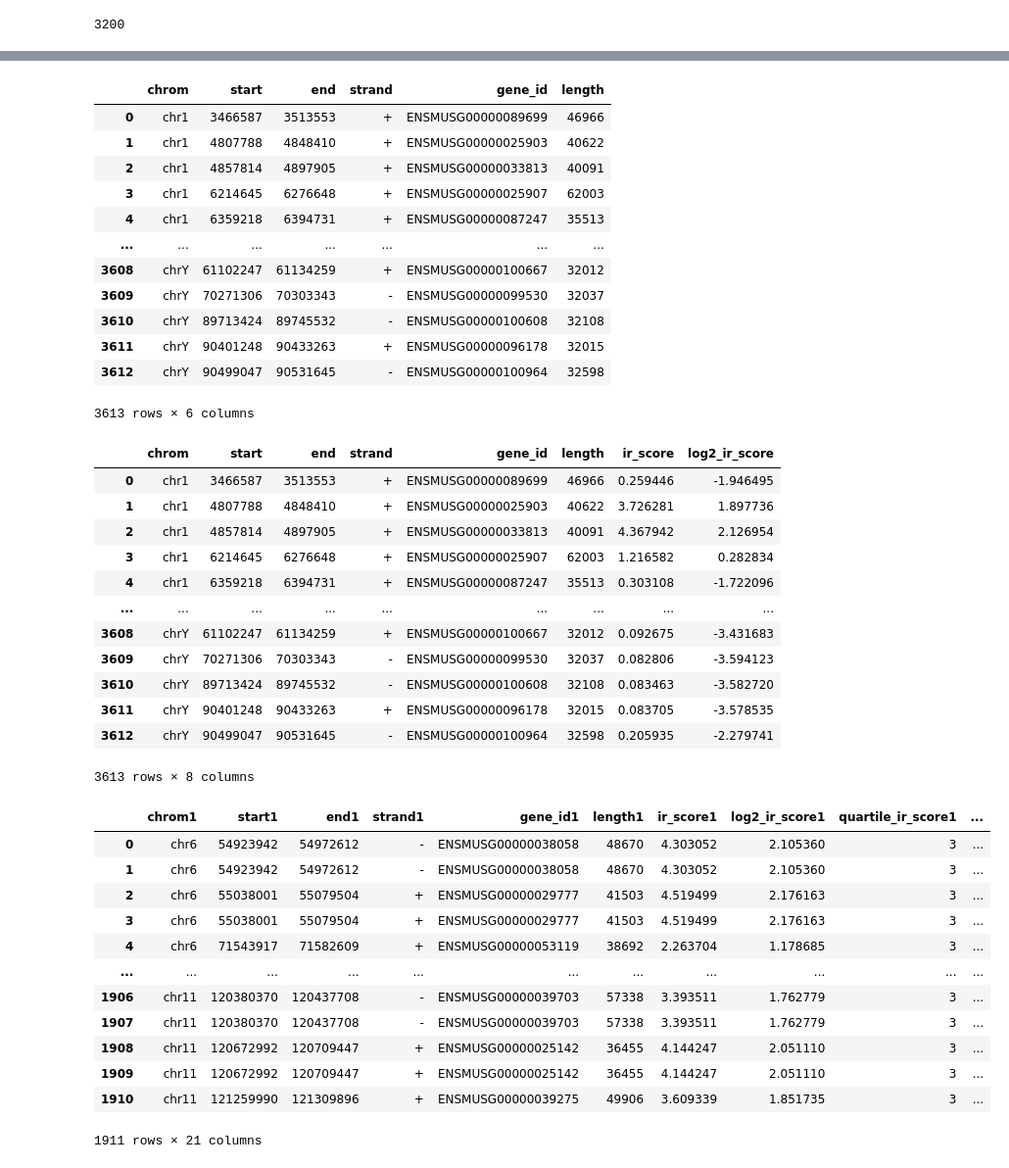
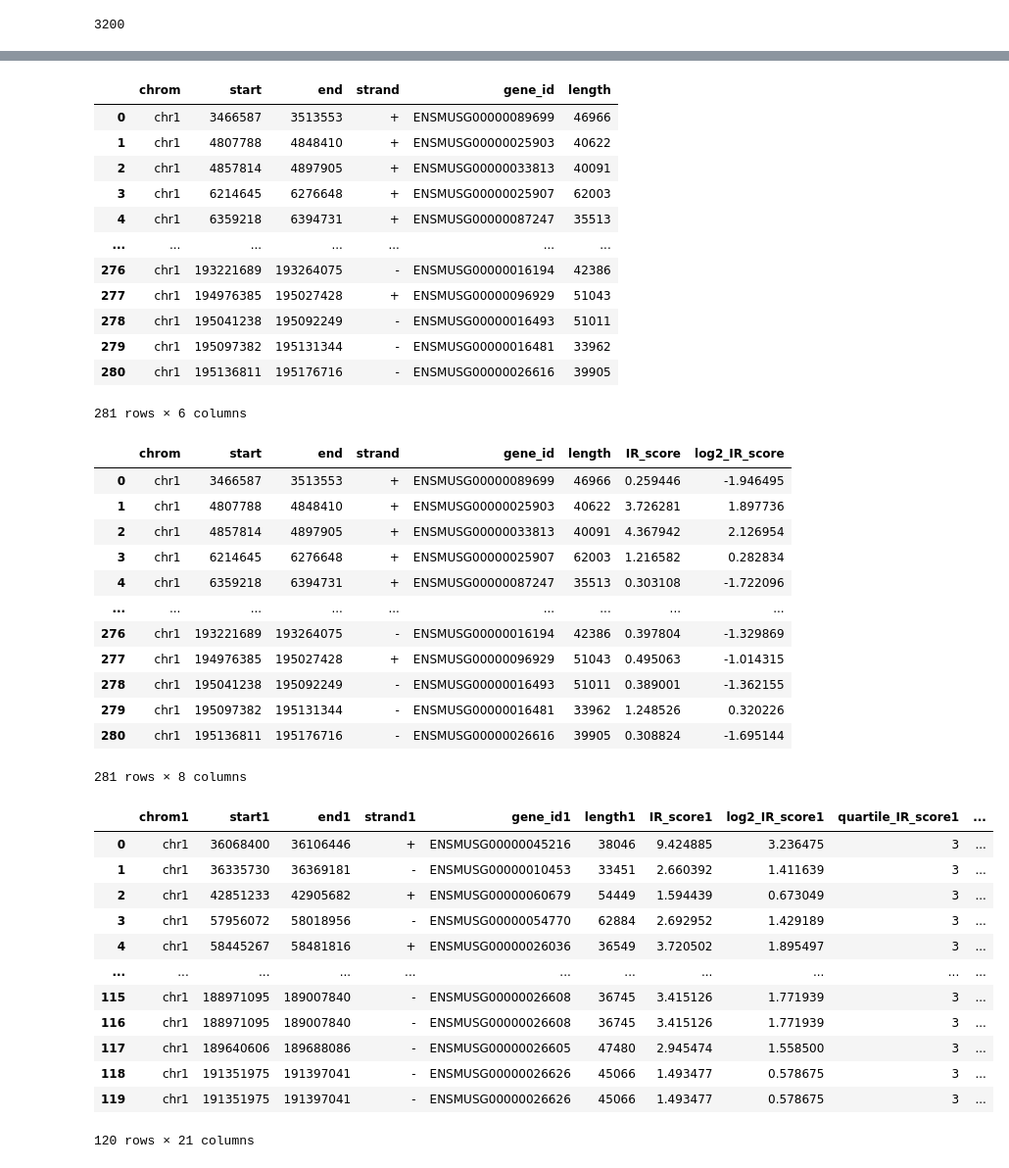
Before and after one commit to physical-biology-of-chromatin/Transcription, a Jupyter notebook: PGMA_intergene_HiC.ipynb, the cells around one changed output, grey strips where cells are left out. Shown: that part at 98% size. Saved outputs shown, nothing was run; the diff lists cells and outputs as text; code cells hidden in the pictures.

```diff
--- a/PGMA_intergene_HiC.ipynb
+++ b/PGMA_intergene_HiC.ipynb
@@ -13,7 +13,7 @@ from gtfparse import read_gtf
 # %%
 # import HiC in .cool or .mcool
 # note: if you are importing HiC in .mcool file, you should specify the resolution
-clr = cooler.Cooler('[pass to your .cool or .mcool file]/GSE130275_mESC_WT_combined_2.6B.mcool::/12')
+clr = cooler.Cooler('inputs/GSE130275_mESC_WT_combined_2.6B_chr1_3200.cool')
 resolution = clr.binsize
 print(resolution)
 # %% [output]
@@ -28,13 +43,12 @@ expected = cooltools.expected_cis(clr, view_df=view_df, nproc=2, chunksize=1_000
 # %%
 # import gene annotation in .gft file to extract gene/transcript information
-df_gene0 = read_gtf("[pass to your .gtf file]/mm10.ensGene.gtf")
+df_gene0 = read_gtf("inputs/mm10.ensGene_chr1.gtf")
 df_gene0 = df_gene0[df_gene0['feature']=="transcript"]
 df_gene0 = df_gene0[['seqname','start','end','strand','gene_id']]
 df_gene0['length'] = df_gene0['end']-df_gene0['start']
 df_gene0 = df_gene0.sort_values('length', ascending=False).drop_duplicates('gene_id')
 df_gene0 = df_gene0.rename(columns = {'seqname': 'chrom'}, inplace = False)
 df_gene0 = df_gene0.sort_values(['chrom','start'])
-df_gene0 = df_gene0[df_gene0['chrom'].isin(clr.chromnames)]
 display(df_gene0)
 # %% [output]
   features=features)
@@ -58,7 +72,9 @@ INFO:root:Extracted GTF attributes: ['gene_id', 'transcript_id', 'gene_name', 'e
 # %%
 # select a subset of genes based on size
 # Note: the minimum size of the gene is better to be at least 20 times higher than HiC resolution
-df_gene = df_gene0[(df_gene0['length']<20*resolution)&(df_gene0['length']>10*resolution)]
+lmin = 10*resolution
+lmax = 20*resolution
+df_gene = df_gene0[(df_gene0['length']<lmax)&(df_gene0['length']>lmin)]
 df_gene = df_gene.reset_index(drop=True)
 display(df_gene)
 # %% [output]
@@ -69,70 +85,70 @@ display(df_gene)
 | 3 | chr1 | 6214645 | 6276648 | + | ENSMUSG00000025907 | 62003 |
 | 4 | chr1 | 6359218 | 6394731 | + | ENSMUSG00000087247 | 35513 |
 | ... | ... | ... | ... | ... | ... | ... |
-| 3608 | chrY | 61102247 | 61134259 | + | ENSMUSG00000100667 | 32012 |
-| 3609 | chrY | 70271306 | 70303343 | - | ENSMUSG00000099530 | 32037 |
-| 3610 | chrY | 89713424 | 89745532 | - | ENSMUSG00000100608 | 32108 |
-| 3611 | chrY | 90401248 | 90433263 | + | ENSMUSG00000096178 | 32015 |
-| 3612 | chrY | 90499047 | 90531645 | - | ENSMUSG00000100964 | 32598 |
+| 276 | chr1 | 193221689 | 193264075 | - | ENSMUSG00000016194 | 42386 |
+| 277 | chr1 | 194976385 | 195027428 | + | ENSMUSG00000096929 | 51043 |
+| 278 | chr1 | 195041238 | 195092249 | - | ENSMUSG00000016493 | 51011 |
+| 279 | chr1 | 195097382 | 195131344 | - | ENSMUSG00000016481 | 33962 |
+| 280 | chr1 | 195136811 | 195176716 | - | ENSMUSG00000026616 | 39905 |
-3613 rows × 6 columns
+281 rows × 6 columns
 # %%
 # compute Intra-gene RNA Pol II (IR) score from PolII ChIP-seq data in BigWig format
-pol2 = pyBigWig.open("[pass to your .bigwig file]/GSM4173524_DMSO-N20-input_rep1.bw")
+pol2 = pyBigWig.open("inputs/GSM4173524_DMSO-N20-input_rep1_chr1.bw")
 l = len(df_gene)
 for i in range(l):
     ch = df_gene.chrom[i]
     start = df_gene.start[i]
     end = df_gene.end[i]
-    df_gene.loc[i,'ir_score'] = np.mean(pol2.values(ch,start,end))
-df_gene.loc[:,'log2_ir_score'] = np.log2(df_gene['ir_score'])
+    df_gene.loc[i,'IR_score'] = np.mean(pol2.values(ch,start,end))
+df_gene.loc[:,'log2_IR_score'] = np.log2(df_gene['IR_score'])
 
 display(df_gene)
 # %% [output]
-|  | chrom | start | end | strand | gene_id | length | ir_score | log2_ir_score |
+|  | chrom | start | end | strand | gene_id | length | IR_score | log2_IR_score |
 | 0 | chr1 | 3466587 | 3513553 | + | ENSMUSG00000089699 | 46966 | 0.259446 | -1.946495 |
 | 1 | chr1 | 4807788 | 4848410 | + | ENSMUSG00000025903 | 40622 | 3.726281 | 1.897736 |
 | 2 | chr1 | 4857814 | 4897905 | + | ENSMUSG00000033813 | 40091 | 4.367942 | 2.126954 |
 | 3 | chr1 | 6214645 | 6276648 | + | ENSMUSG00000025907 | 62003 | 1.216582 | 0.282834 |
 | 4 | chr1 | 6359218 | 6394731 | + | ENSMUSG00000087247 | 35513 | 0.303108 | -1.722096 |
 | ... | ... | ... | ... | ... | ... | ... | ... | ... |
-| 3608 | chrY | 61102247 | 61134259 | + | ENSMUSG00000100667 | 32012 | 0.092675 | -3.431683 |
-| 3609 | chrY | 70271306 | 70303343 | - | ENSMUSG00000099530 | 32037 | 0.082806 | -3.594123 |
-| 3610 | chrY | 89713424 | 89745532 | - | ENSMUSG00000100608 | 32108 | 0.083463 | -3.582720 |
-| 3611 | chrY | 90401248 | 90433263 | + | ENSMUSG00000096178 | 32015 | 0.083705 | -3.578535 |
-| 3612 | chrY | 90499047 | 90531645 | - | ENSMUSG00000100964 | 32598 | 0.205935 | -2.279741 |
+| 276 | chr1 | 193221689 | 193264075 | - | ENSMUSG00000016194 | 42386 | 0.397804 | -1.329869 |
+| 277 | chr1 | 194976385 | 195027428 | + | ENSMUSG00000096929 | 51043 | 0.495063 | -1.014315 |
+| 278 | chr1 | 195041238 | 195092249 | - | ENSMUSG00000016493 | 51011 | 0.389001 | -1.362155 |
+| 279 | chr1 | 195097382 | 195131344 | - | ENSMUSG00000016481 | 33962 | 1.248526 | 0.320226 |
+| 280 | chr1 | 195136811 | 195176716 | - | ENSMUSG00000026616 | 39905 | 0.308824 | -1.695144 |
-3613 rows × 8 columns
+281 rows × 8 columns
 # %%
 # select gene pairs based on distance and IR scores
 # Note1: here we clustered genes based on IR score in three different groups (i.e. Low, Mid, and High)
 # Note2: the minimum distance between genes (middle to middle) should be higher than the maximum size of the genes
 IR1 = 'High'
 IR2 = 'High'
 dmin = 20*resolution
 dmax = 2_000_000
 group = {'Low':1,'Mid':2,'High':3}
-df_gene['quartile_ir_score']= pd.qcut(df_gene['log2_ir_score'], 3, labels=False) + 1
+df_gene['quartile_IR_score']= pd.qcut(df_gene['log2_IR_score'], 3, labels=False) + 1
 paired_sites = bioframe.pair_by_distance(df_gene, min_sep=dmin,
                                           max_sep=dmax, suffixes=('1', '2'))
 paired_sites.loc[:, 'mid1'] = (paired_sites['start1'] + paired_sites['end1'])//2
 paired_sites.loc[:, 'mid2'] = (paired_sites['start2'] + paired_sites['end2'])//2
 paired_sites['dist'] = abs(paired_sites.mid2-paired_sites.mid1)
-sub_paired_sites = paired_sites[(paired_sites['quartile_ir_score1']==group[IR1])&
-                             (paired_sites['quartile_ir_score2']==group[IR2])]
+sub_paired_sites = paired_sites[(paired_sites['quartile_IR_score1']==group[IR1])&
+                             (paired_sites['quartile_IR_score2']==group[IR2])]
 sub_paired_sites = sub_paired_sites.reset_index(drop=True)
 display(sub_paired_sites)
 # %% [output]
-|  | chrom1 | start1 | end1 | strand1 | gene_id1 | length1 | ir_score1 | log2_ir_score1 | quartile_ir_score1 | ... |
-| 0 | chr6 | 54923942 | 54972612 | - | ENSMUSG00000038058 | 48670 | 4.303052 | 2.105360 | 3 | ... |
-| 1 | chr6 | 54923942 | 54972612 | - | ENSMUSG00000038058 | 48670 | 4.303052 | 2.105360 | 3 | ... |
-| 2 | chr6 | 55038001 | 55079504 | + | ENSMUSG00000029777 | 41503 | 4.519499 | 2.176163 | 3 | ... |
-| 3 | chr6 | 55038001 | 55079504 | + | ENSMUSG00000029777 | 41503 | 4.519499 | 2.176163 | 3 | ... |
-| 4 | chr6 | 71543917 | 71582609 | + | ENSMUSG00000053119 | 38692 | 2.263704 | 1.178685 | 3 | ... |
+|  | chrom1 | start1 | end1 | strand1 | gene_id1 | length1 | IR_score1 | log2_IR_score1 | quartile_IR_score1 | ... |
+| 0 | chr1 | 36068400 | 36106446 | + | ENSMUSG00000045216 | 38046 | 9.424885 | 3.236475 | 3 | ... |
+| 1 | chr1 | 36335730 | 36369181 | - | ENSMUSG00000010453 | 33451 | 2.660392 | 1.411639 | 3 | ... |
+| 2 | chr1 | 42851233 | 42905682 | + | ENSMUSG00000060679 | 54449 | 1.594439 | 0.673049 | 3 | ... |
+| 3 | chr1 | 57956072 | 58018956 | - | ENSMUSG00000054770 | 62884 | 2.692952 | 1.429189 | 3 | ... |
+| 4 | chr1 | 58445267 | 58481816 | + | ENSMUSG00000026036 | 36549 | 3.720502 | 1.895497 | 3 | ... |
 | ... | ... | ... | ... | ... | ... | ... | ... | ... | ... | ... |
-| 1906 | chr11 | 120380370 | 120437708 | - | ENSMUSG00000039703 | 57338 | 3.393511 | 1.762779 | 3 | ... |
-| 1907 | chr11 | 120380370 | 120437708 | - | ENSMUSG00000039703 | 57338 | 3.393511 | 1.762779 | 3 | ... |
-| 1908 | chr11 | 120672992 | 120709447 | + | ENSMUSG00000025142 | 36455 | 4.144247 | 2.051110 | 3 | ... |
-| 1909 | chr11 | 120672992 | 120709447 | + | ENSMUSG00000025142 | 36455 | 4.144247 | 2.051110 | 3 | ... |
-| 1910 | chr11 | 121259990 | 121309896 | + | ENSMUSG00000039275 | 49906 | 3.609339 | 1.851735 | 3 | ... |
+| 115 | chr1 | 188971095 | 189007840 | - | ENSMUSG00000026608 | 36745 | 3.415126 | 1.771939 | 3 | ... |
+| 116 | chr1 | 188971095 | 189007840 | - | ENSMUSG00000026608 | 36745 | 3.415126 | 1.771939 | 3 | ... |
+| 117 | chr1 | 189640606 | 189688086 | - | ENSMUSG00000026605 | 47480 | 2.945474 | 1.558500 | 3 | ... |
+| 118 | chr1 | 191351975 | 191397041 | - | ENSMUSG00000026626 | 45066 | 1.493477 | 0.578675 | 3 | ... |
+| 119 | chr1 | 191351975 | 191397041 | - | ENSMUSG00000026626 | 45066 | 1.493477 | 0.578675 | 3 | ... |
-1911 rows × 21 columns
+120 rows × 21 columns
 # %%
 # pileup mtea-gene analysis (PMGA) of inter-gene HiC contact map
```
Also changed, not shown: parts of 3 cells of this notebook, 3 other files.
